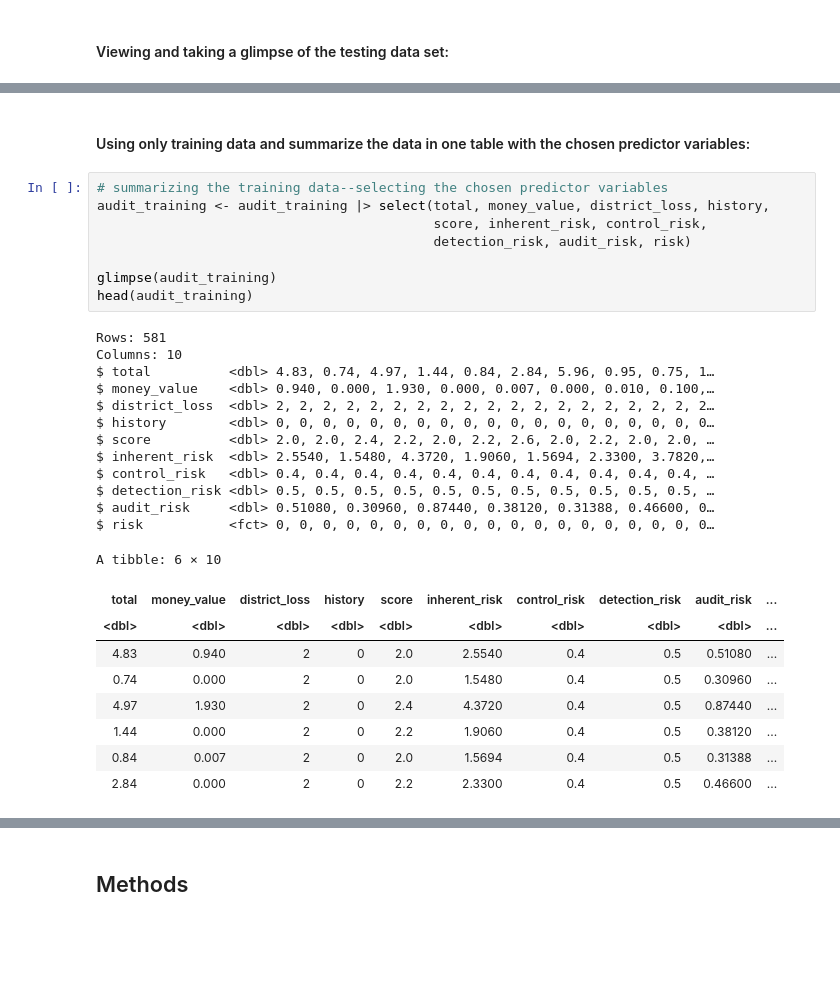
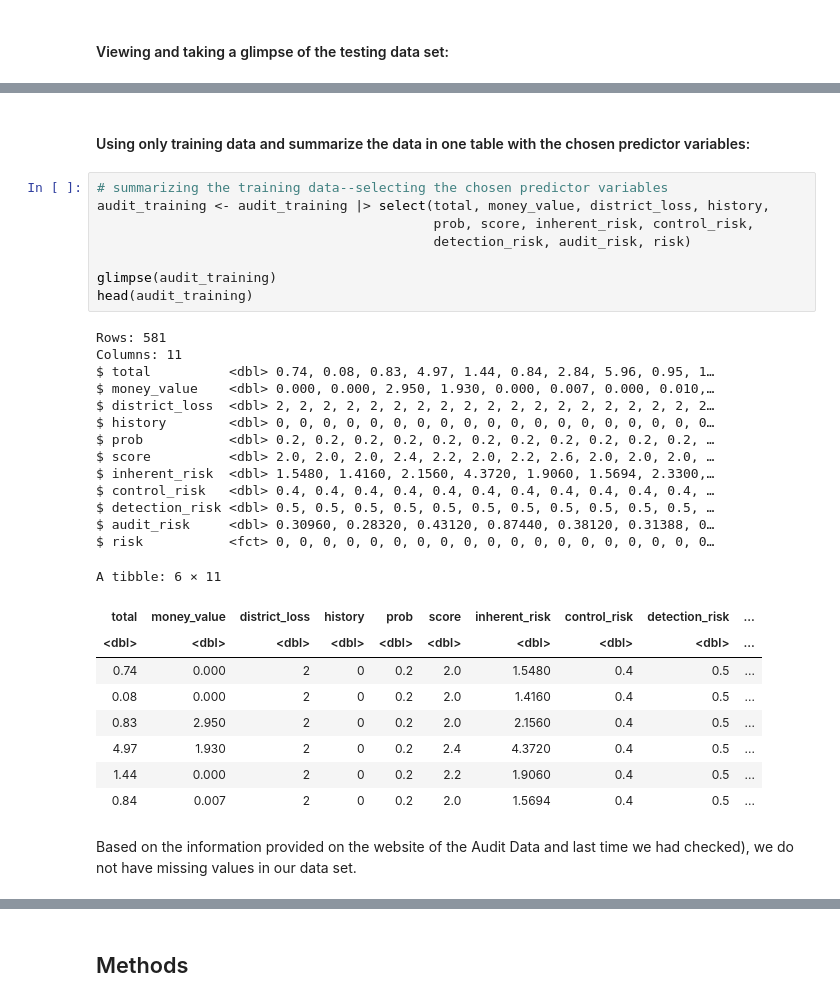
Before and after one commit to jennifertanojo/Classification-Model-for-Fraudulent-or-Non-fraudulent-Firms-in-Auditing, a Jupyter notebook: group_project_proposal.ipynb, the cells around one changed output, grey strips where cells are left out. Cells and saved outputs as stored; diff of their text form; blank space fills up the shorter version.

```diff
--- a/group_project_proposal.ipynb
+++ b/group_project_proposal.ipynb
@@ -160,32 +195,35 @@ $ risk           <fct> 1, 0, 0, 1, 1, 1, 1, 1, 1, 0, 1, 0, 1, 0, 0, 1, 0, 0, 0
+# %% [markdown]
+#### Using only training data and summarize the data in one table with the chosen predictor variables:
+# %%
+# summarizing the training data--selecting the chosen predictor variables
+audit_training <- audit_training |> select(total, money_value, district_loss, history,
+                                           prob, score, inherent_risk, control_risk,
+                                           detection_risk, audit_risk, risk)
+
+glimpse(audit_training)
+head(audit_training)
+# %% [output]
+Rows: 581
+Columns: 11
+$ total          <dbl> 0.74, 0.08, 0.83, 4.97, 1.44, 0.84, 2.84, 5.96, 0.95, 1…
+$ money_value    <dbl> 0.000, 0.000, 2.950, 1.930, 0.000, 0.007, 0.000, 0.010,…
+$ district_loss  <dbl> 2, 2, 2, 2, 2, 2, 2, 2, 2, 2, 2, 2, 2, 2, 2, 2, 2, 2, 2…
+$ history        <dbl> 0, 0, 0, 0, 0, 0, 0, 0, 0, 0, 0, 0, 0, 0, 0, 0, 0, 0, 0…
+$ prob           <dbl> 0.2, 0.2, 0.2, 0.2, 0.2, 0.2, 0.2, 0.2, 0.2, 0.2, 0.2, …
+$ score          <dbl> 2.0, 2.0, 2.0, 2.4, 2.2, 2.0, 2.2, 2.6, 2.0, 2.0, 2.0, …
+$ inherent_risk  <dbl> 1.5480, 1.4160, 2.1560, 4.3720, 1.9060, 1.5694, 2.3300,…
+$ control_risk   <dbl> 0.4, 0.4, 0.4, 0.4, 0.4, 0.4, 0.4, 0.4, 0.4, 0.4, 0.4, …
+$ detection_risk <dbl> 0.5, 0.5, 0.5, 0.5, 0.5, 0.5, 0.5, 0.5, 0.5, 0.5, 0.5, …
+$ audit_risk     <dbl> 0.30960, 0.28320, 0.43120, 0.87440, 0.38120, 0.31388, 0…
+$ risk           <fct> 0, 0, 0, 0, 0, 0, 0, 0, 0, 0, 0, 0, 0, 0, 0, 0, 0, 0, 0…
+A tibble: 6 × 11
+| total | money_value | district_loss | history | prob | score | inherent_risk | control_risk | detection_risk | ... |
+| <dbl> | <dbl> | <dbl> | <dbl> | <dbl> | <dbl> | <dbl> | <dbl> | <dbl> | ... |
+| 0.74 | 0.000 | 2 | 0 | 0.2 | 2.0 | 1.5480 | 0.4 | 0.5 | ... |
+| 0.08 | 0.000 | 2 | 0 | 0.2 | 2.0 | 1.4160 | 0.4 | 0.5 | ... |
+| 0.83 | 2.950 | 2 | 0 | 0.2 | 2.0 | 2.1560 | 0.4 | 0.5 | ... |
+| 4.97 | 1.930 | 2 | 0 | 0.2 | 2.4 | 4.3720 | 0.4 | 0.5 | ... |
+| 1.44 | 0.000 | 2 | 0 | 0.2 | 2.2 | 1.9060 | 0.4 | 0.5 | ... |
+| 0.84 | 0.007 | 2 | 0 | 0.2 | 2.0 | 1.5694 | 0.4 | 0.5 | ... |
 # %% [markdown]
-#### Using only training data and summarize the data in one table with the chosen predictor variables:
+Based on the information provided on the website of the Audit Data and last time we had checked), we do not have missing values in our data set.
-# %%
-# summarizing the training data--selecting the chosen predictor variables
-audit_training <- audit_training |> select(total, money_value, district_loss, history,
-                                           score, inherent_risk, control_risk,
-                                           detection_risk, audit_risk, risk)
-
-glimpse(audit_training)
-head(audit_training)
-# %% [output]
-Rows: 581
-Columns: 10
-$ total          <dbl> 4.83, 0.74, 4.97, 1.44, 0.84, 2.84, 5.96, 0.95, 0.75, 1…
-$ money_value    <dbl> 0.940, 0.000, 1.930, 0.000, 0.007, 0.000, 0.010, 0.100,…
-$ district_loss  <dbl> 2, 2, 2, 2, 2, 2, 2, 2, 2, 2, 2, 2, 2, 2, 2, 2, 2, 2, 2…
-$ history        <dbl> 0, 0, 0, 0, 0, 0, 0, 0, 0, 0, 0, 0, 0, 0, 0, 0, 0, 0, 0…
-$ score          <dbl> 2.0, 2.0, 2.4, 2.2, 2.0, 2.2, 2.6, 2.0, 2.2, 2.0, 2.0, …
-$ inherent_risk  <dbl> 2.5540, 1.5480, 4.3720, 1.9060, 1.5694, 2.3300, 3.7820,…
-$ control_risk   <dbl> 0.4, 0.4, 0.4, 0.4, 0.4, 0.4, 0.4, 0.4, 0.4, 0.4, 0.4, …
-$ detection_risk <dbl> 0.5, 0.5, 0.5, 0.5, 0.5, 0.5, 0.5, 0.5, 0.5, 0.5, 0.5, …
-$ audit_risk     <dbl> 0.51080, 0.30960, 0.87440, 0.38120, 0.31388, 0.46600, 0…
-$ risk           <fct> 0, 0, 0, 0, 0, 0, 0, 0, 0, 0, 0, 0, 0, 0, 0, 0, 0, 0, 0…
-A tibble: 6 × 10
-| total | money_value | district_loss | history | score | inherent_risk | control_risk | detection_risk | audit_risk | ... |
-| <dbl> | <dbl> | <dbl> | <dbl> | <dbl> | <dbl> | <dbl> | <dbl> | <dbl> | ... |
-| 4.83 | 0.940 | 2 | 0 | 2.0 | 2.5540 | 0.4 | 0.5 | 0.51080 | ... |
-| 0.74 | 0.000 | 2 | 0 | 2.0 | 1.5480 | 0.4 | 0.5 | 0.30960 | ... |
-| 4.97 | 1.930 | 2 | 0 | 2.4 | 4.3720 | 0.4 | 0.5 | 0.87440 | ... |
-| 1.44 | 0.000 | 2 | 0 | 2.2 | 1.9060 | 0.4 | 0.5 | 0.38120 | ... |
-| 0.84 | 0.007 | 2 | 0 | 2.0 | 1.5694 | 0.4 | 0.5 | 0.31388 | ... |
-| 2.84 | 0.000 | 2 | 0 | 2.2 | 2.3300 | 0.4 | 0.5 | 0.46600 | ... |
```
Also changed, not shown: parts of 12 cells of this notebook.
